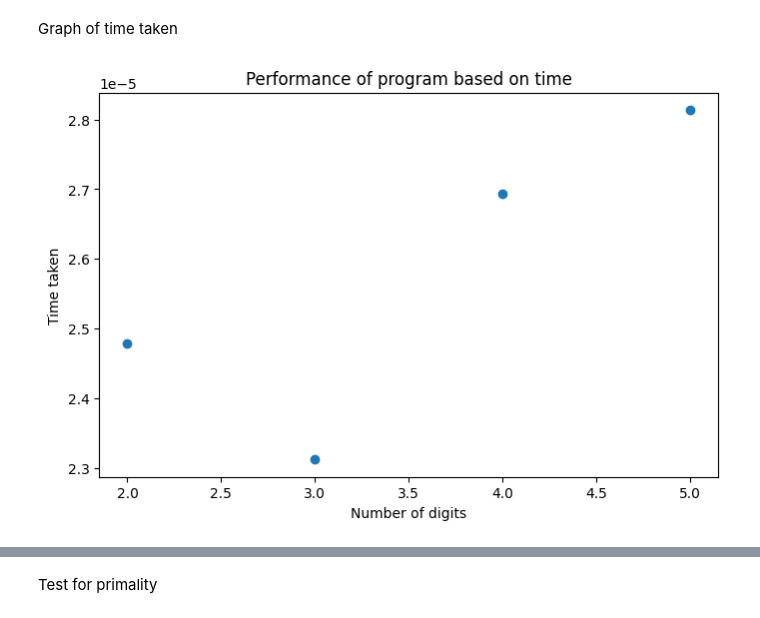
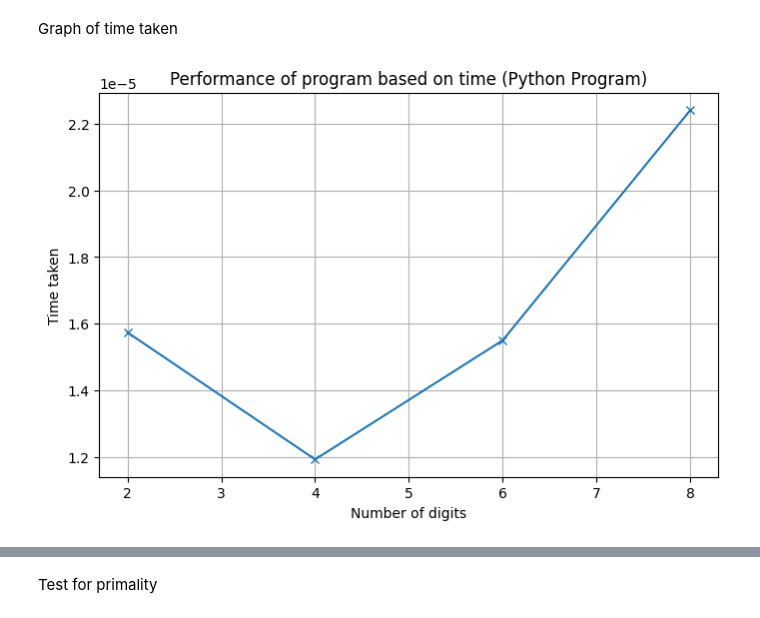
Before and after one commit to adenikeadewumi/EEE_254, a Jupyter notebook: Ass5.ipynb, the cells around one changed output, grey strips where cells are left out. Drawn from its saved outputs; the diff is of its cells as text; code cells hidden in the pictures.

```diff
--- a/Ass5.ipynb
+++ b/Ass5.ipynb
@@ -63,8 +176,9 @@ def get_points_graph(num_of_points):
   x= []
   y= []
   lst_total_time= []
+  lstcube_num=[10, 1000, 100000, 10000000]
   for i in range(num_of_points):
-    cube_num= int(input("Enter the cube number: "))
+    cube_num= lstcube_num[i]
     guess, counter, no_of_digits, total_time= cube_root(cube_num)
     x.append(no_of_digits)
     y.append(counter)
@@ -101,13 +226,14 @@ Graph of time taken
 # %%
 # Create a new figure
 fig = plt.figure(figsize=(8,5))
 #The x remains the same but now our y axis is the time taken
 x = np.array(x)
 total_time= np.array(total_time)
 plt.xlabel("Number of digits")
 plt.ylabel("Time taken")
-plt.title("Performance of program based on time")
-plt.scatter(x, total_time)
+plt.title("Performance of program based on time (Python Program)")
+plt.plot(x, total_time, marker='x')
+plt.grid(True)
 plt.show()
 # %% [output]
-[figure, old version]
+[figure, new version]
```
Also changed, not shown: parts of 14 cells of this notebook.
